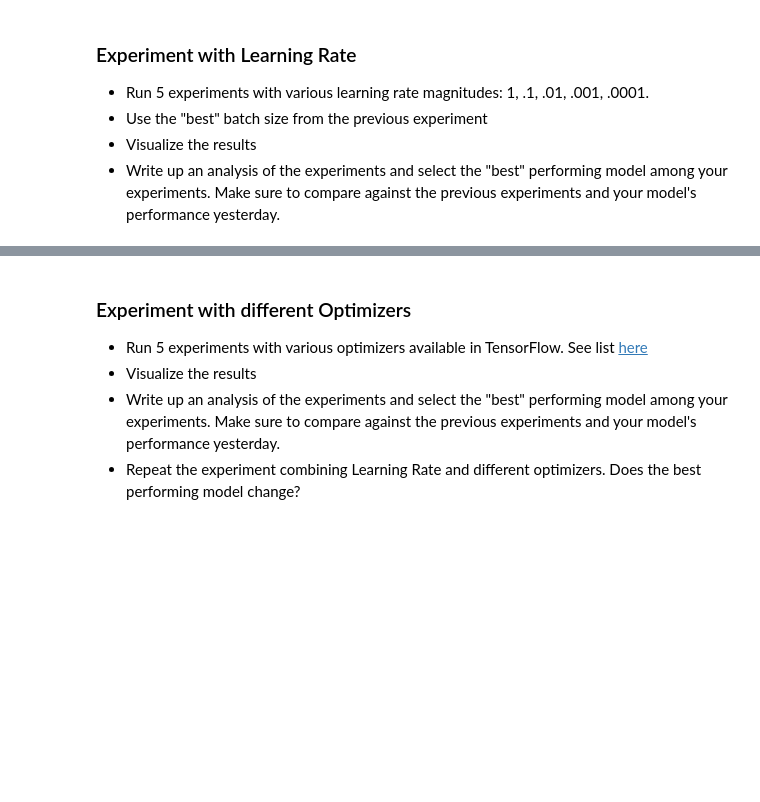
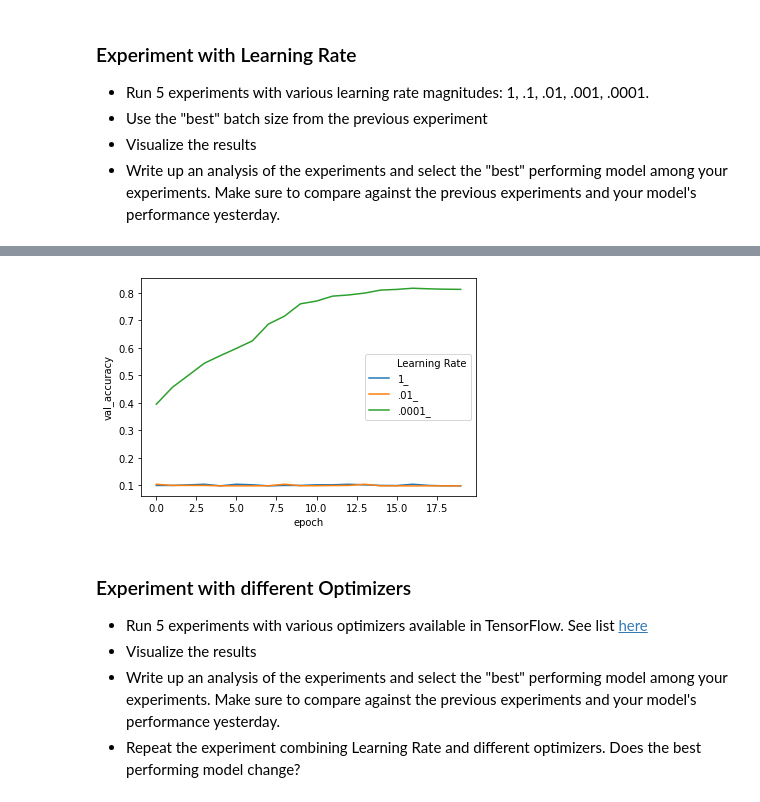
Before and after one commit to timrocar/DS-Unit-4-Sprint-2-Neural-Networks, a Jupyter notebook: module2-Train/LS_DS_422_Train_Assignment.ipynb, the cells around one changed output, grey strips where cells are left out. Saved outputs shown, nothing was run; the diff lists cells and outputs as text; code cells hidden in the pictures; blank space fills up the shorter version.

```diff
--- a/module2-Train/LS_DS_422_Train_Assignment.ipynb
+++ b/module2-Train/LS_DS_422_Train_Assignment.ipynb
@@ -401,3 +455,7 @@ bt_default = smallest_lr.fit(X_train, y_train,
+# %%
+sns.lineplot(x='epoch', y='val_accuracy', hue='Learning Rate', data=df);
+# %% [output]
+[figure, added]
 # %% [markdown]
 ### Experiment with different Optimizers
 * Run 5 experiments with various optimizers available in TensorFlow. See list [here](https://www.tensorflow.org/api_docs/python/tf/keras/optimizers)
```
Also changed, not shown: parts of 26 cells of this notebook, 14 other files.
